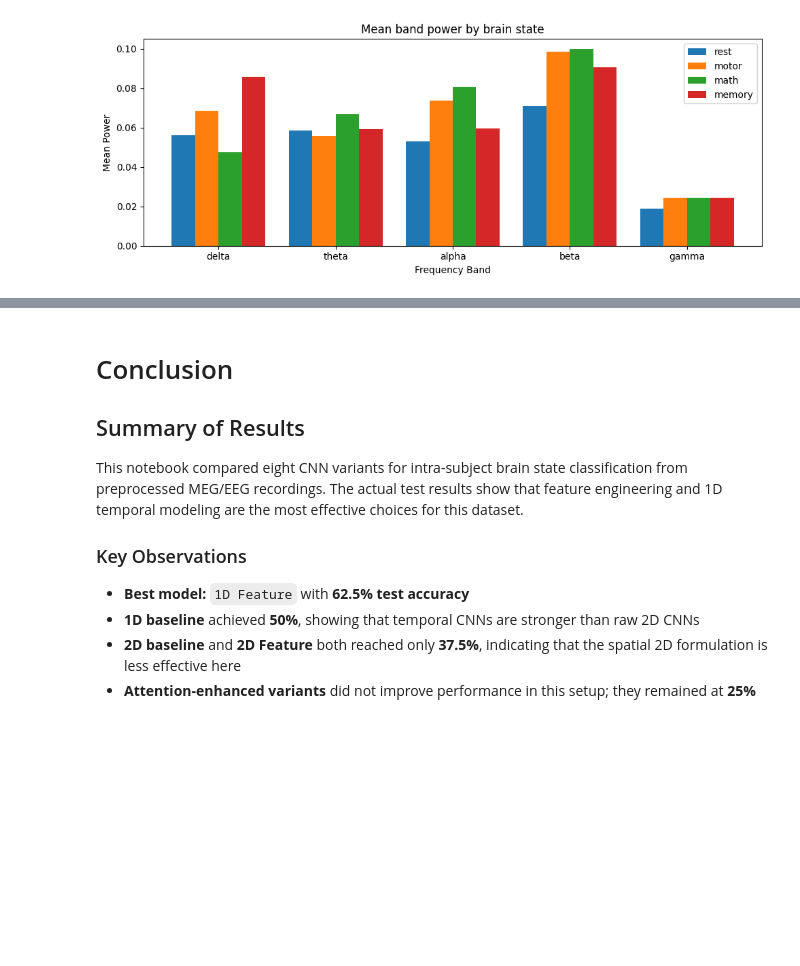
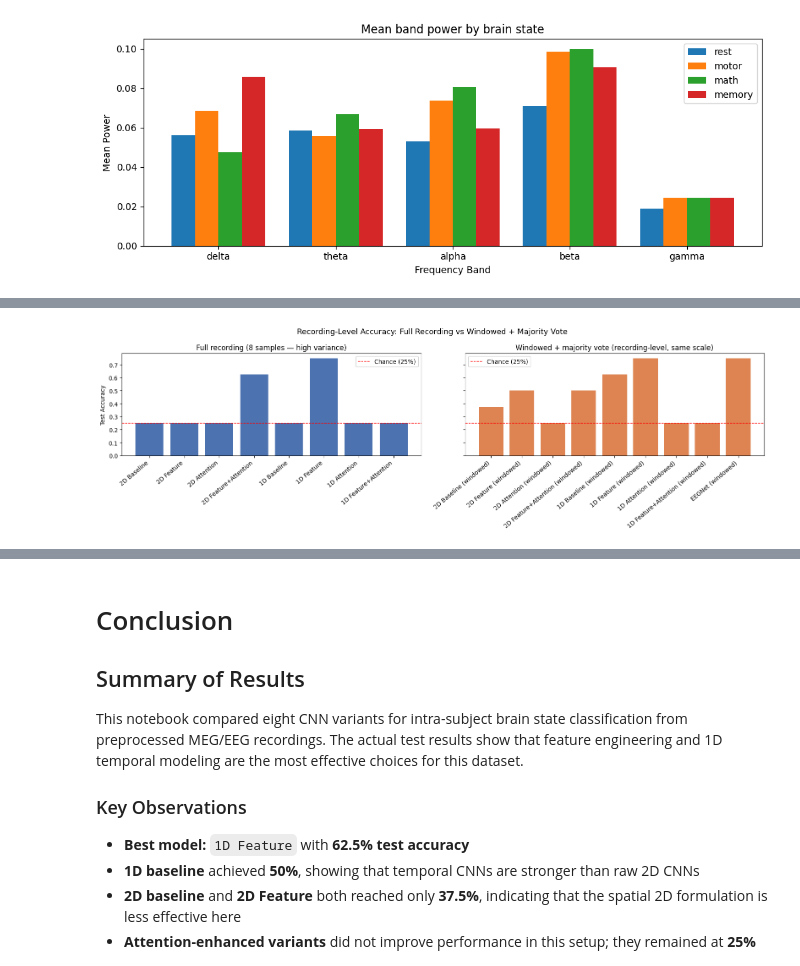
Before and after one commit to mennojak/deep-learning-assignment-2, a Jupyter notebook: cnn_tests.ipynb, the cells around one changed output, grey strips where cells are left out. Cells and saved outputs as stored; diff of their text form; code cells hidden in the pictures; blank space fills up the shorter version.

Commit message:
sliding window implemented. also implemented an EEGNET model for testing perposes

```diff
--- a/cnn_tests.ipynb
+++ b/cnn_tests.ipynb
@@ -674,0 +732,10 @@ Best model: 1D Feature with accuracy 62.50%
+# %%
+# Load windowed intra-subject data (generated by load_and_prep_data.ipynb)
+X_train_w = np.load(os.path.join(DATA_DIR, 'X_intra_train_w.npy'))
+y_train_w = np.load(os.path.join(DATA_DIR, 'y_intra_train_w.npy'))
+X_test_w  = np.load(os.path.join(DATA_DIR, 'X_intra_test_w.npy'))
+y_test_w  = np.load(os.path.join(DATA_DIR, 'y_intra_test_w.npy'))
+
+print(f"Windowed train: {X_train_w.shape}  ({len(X_train_w)} windows)")
+print(f"Windowed test : {X_test_w.shape}  ({len(X_test_w)} windows)")
+print(f"Class distribution (train): {np.bincount(y_train_w)}")
@@ -674,0 +914,79 @@ Best model: 1D Feature with accuracy 62.50%
+# %%
+import pandas as pd
+
+# Majority voting: for each test recording, aggregate softmax scores across its windows
+# then predict the class with the highest average probability.
+# This gives recording-level accuracy (out of 8) — directly comparable to full-recording results.
+
+n_test_recordings     = len(y_test)        # 8 original recordings
+n_test_windows        = len(X_test_w)      # total non-overlapping windows
+windows_per_recording = n_test_windows // n_test_recordings
+
+def majority_vote_acc(model, X_test_w, y_test_orig, n_recordings, windows_per_rec):
+    probs = model.predict(X_test_w, verbose=0)
+    preds = []
+    for i in range(n_recordings):
+        avg_prob = probs[i * windows_per_rec:(i + 1) * windows_per_rec].mean(axis=0)
+        preds.append(np.argmax(avg_prob))
+    return np.mean(np.array(preds) == y_test_orig), np.array(preds)
+
+print(f"Test recordings: {n_test_recordings}  |  Windows per recording: {windows_per_recording}\n")
+
+mv_rows = []
+mv_preds_all = {}
+for r in windowed_results:
+    if r['Model'].startswith('1D'):
+        X_test_mv = X_test_w_1d_comb if 'Feature' in r['Model'] else X_test_w_1d
+    else:
+        X_test_mv = X_test_w_2d_comb if ('Feature' in r['Model'] and 'EEGNet' not in r['Model']) else X_test_w_2d
+    acc, preds = majority_vote_acc(r['ModelObject'], X_test_mv,
+                                   y_test, n_test_recordings, windows_per_recording)
+    mv_rows.append({'Model': r['Model'],
+                    'Window acc': r['Test Accuracy'],
+                    'Recording acc (MV)': round(acc, 4)})
+    mv_preds_all[r['Model']] = preds
+
+# Full-recording (non-windowed) results for reference
+orig_rows = [{'Model': r['Model'] + ' (full rec.)',
+              'Window acc': '—',
+              'Recording acc (MV)': r['Test Accuracy']} for r in training_results]
+
+df_all = pd.DataFrame(orig_rows + mv_rows)
+print(df_all.to_string(index=False))
+
+# Bar chart: recording-level accuracy side by side
+windowed_names = [r['Model'] for r in mv_rows]
+windowed_mv    = [r['Recording acc (MV)'] for r in mv_rows]
+orig_names     = [r['Model'] for r in training_results]
+orig_accs      = [r['Test Accuracy'] for r in training_results]
+
+fig, axes = plt.subplots(1, 2, figsize=(16, 5), sharey=True)
+axes[0].bar(orig_names, orig_accs, color='#4C72B0')
+axes[0].axhline(0.25, color='red', linestyle='--', linewidth=1, label='Chance (25%)')
+axes[0].set_title('Full recording (8 samples — high variance)')
+axes[0].set_xticklabels(orig_names, rotation=40, ha='right')
+axes[0].set_ylabel('Test Accuracy')
+axes[0].legend()
+
+axes[1].bar(windowed_names, windowed_mv, color='#DD8452')
+axes[1].axhline(0.25, color='red', linestyle='--', linewidth=1, label='Chance (25%)')
+axes[1].set_title('Windowed + majority vote (recording-level, same scale)')
+axes[1].set_xticklabels(windowed_names, rotation=40, ha='right')
+axes[1].legend()
+plt.suptitle('Recording-Level Accuracy: Full Recording vs Windowed + Majority Vote', fontsize=13)
+plt.tight_layout()
+plt.show()
+
+# Confusion matrix for the best windowed model (majority-vote)
+best_mv = max(mv_rows, key=lambda r: r['Recording acc (MV)'])
+print(f"\nBest windowed model (majority vote): {best_mv['Model']}  ({best_mv['Recording acc (MV)']:.2%})")
+cm = confusion_matrix(y_test, mv_preds_all[best_mv['Model']])
+plt.figure(figsize=(6, 5))
+sns.heatmap(cm, annot=True, fmt='d', xticklabels=class_names, yticklabels=class_names, cmap='Blues')
+plt.xlabel('Predicted')
+plt.ylabel('True')
+plt.title(f'Confusion Matrix — {best_mv["Model"]} (majority vote)')
+plt.tight_layout()
+plt.show()
+print(classification_report(y_test, mv_preds_all[best_mv['Model']], target_names=class_names))
+# %% [output]
@@ -674,0 +1010 @@ Best model: 1D Feature with accuracy 62.50%
+[figure, added]
```
Also changed, not shown: parts of 9 cells of this notebook, 2 other files.
